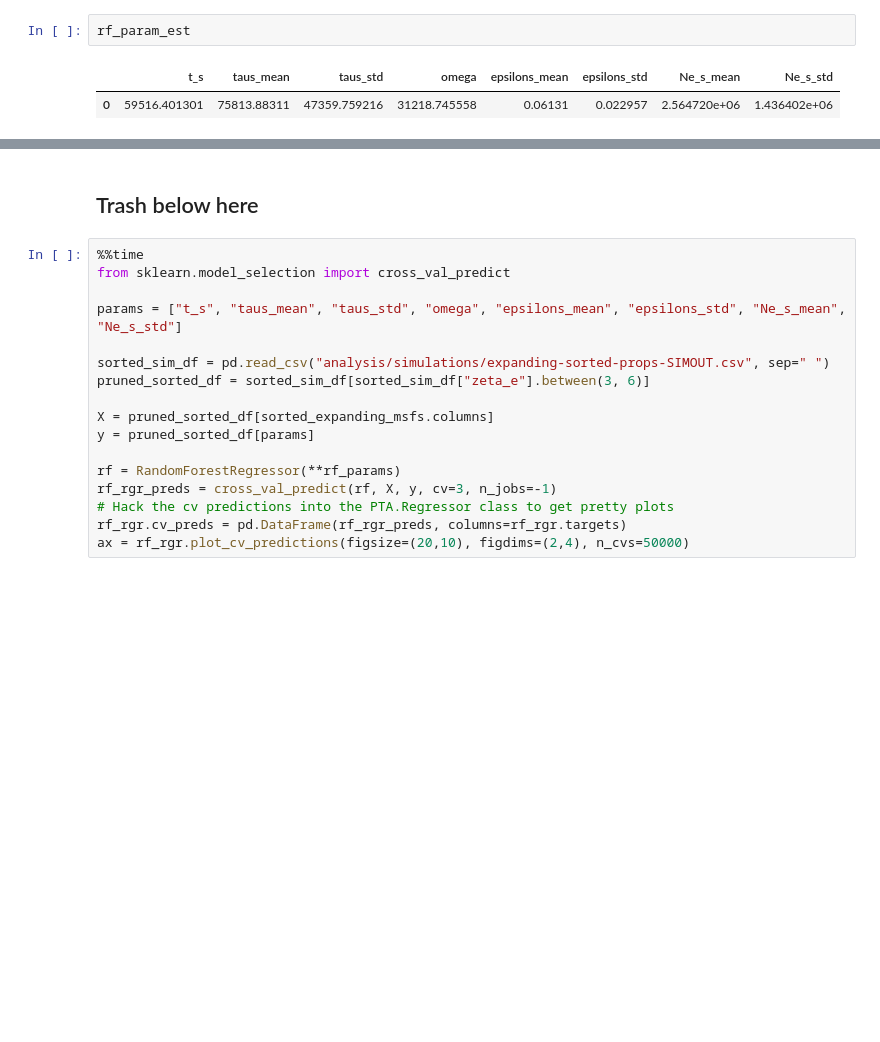
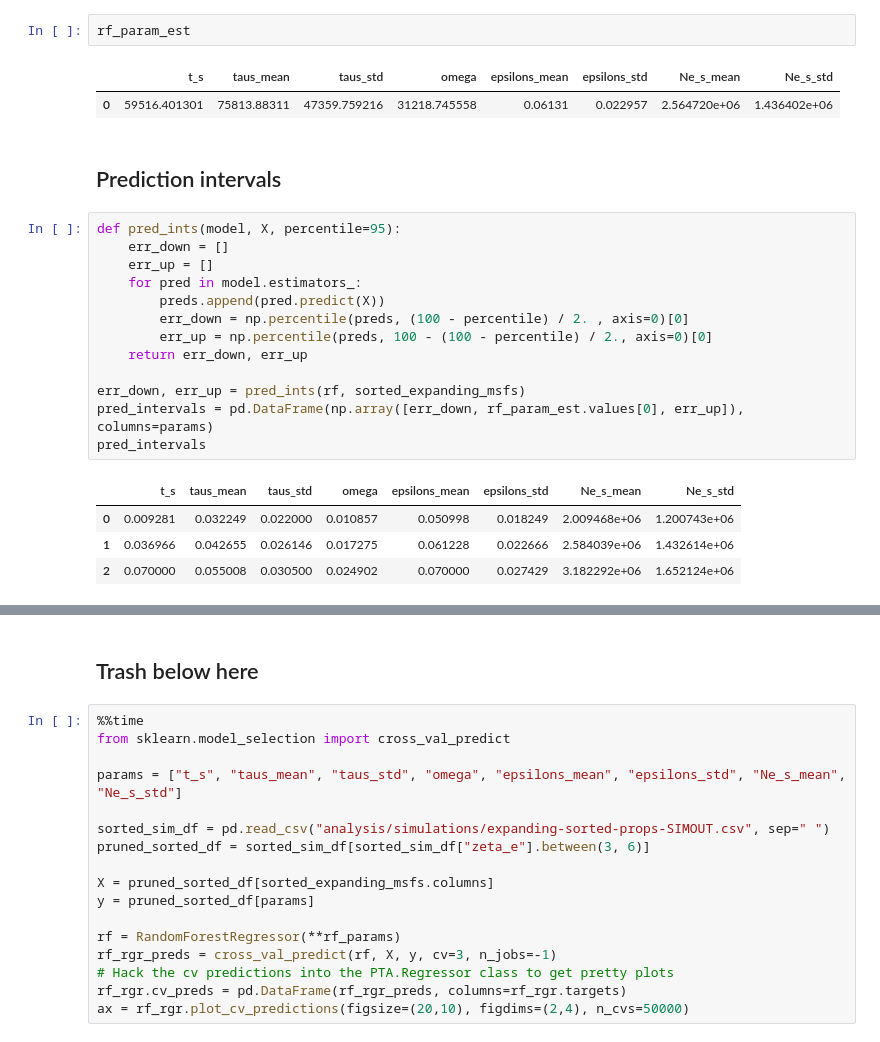
Before and after one commit to isaacovercast/PTA-EasternSnake, a Jupyter notebook: EasternSnakes--Simulations--RF-ML-CrossValidation.ipynb, the cells around one changed output, grey strips where cells are left out. Cells and saved outputs as stored; diff of their text form; blank space fills up the shorter version.

```diff
--- a/EasternSnakes--Simulations--RF-ML-CrossValidation.ipynb
+++ b/EasternSnakes--Simulations--RF-ML-CrossValidation.ipynb
@@ -268,3 +268,23 @@ rf_param_est
 # %% [output]
 |  | t_s | taus_mean | taus_std | omega | epsilons_mean | epsilons_std | Ne_s_mean | Ne_s_std |
 | 0 | 59516.401301 | 75813.88311 | 47359.759216 | 31218.745558 | 0.06131 | 0.022957 | 2.564720e+06 | 1.436402e+06 |
+# %% [markdown]
+## Prediction intervals
+# %%
+def pred_ints(model, X, percentile=95):
+    err_down = []
+    err_up = []
+    for pred in model.estimators_:
+        preds.append(pred.predict(X))
+        err_down = np.percentile(preds, (100 - percentile) / 2. , axis=0)[0]
+        err_up = np.percentile(preds, 100 - (100 - percentile) / 2., axis=0)[0]
+    return err_down, err_up
+
+err_down, err_up = pred_ints(rf, sorted_expanding_msfs)
+pred_intervals = pd.DataFrame(np.array([err_down, rf_param_est.values[0], err_up]), columns=params)
+pred_intervals
+# %% [output]
+|  | t_s | taus_mean | taus_std | omega | epsilons_mean | epsilons_std | Ne_s_mean | Ne_s_std |
+| 0 | 0.009281 | 0.032249 | 0.022000 | 0.010857 | 0.050998 | 0.018249 | 2.009468e+06 | 1.200743e+06 |
+| 1 | 0.036966 | 0.042655 | 0.026146 | 0.017275 | 0.061228 | 0.022666 | 2.584039e+06 | 1.432614e+06 |
+| 2 | 0.070000 | 0.055008 | 0.030500 | 0.024902 | 0.070000 | 0.027429 | 3.182292e+06 | 1.652124e+06 |
```
Also changed, not shown: parts of 2 cells of this notebook.
